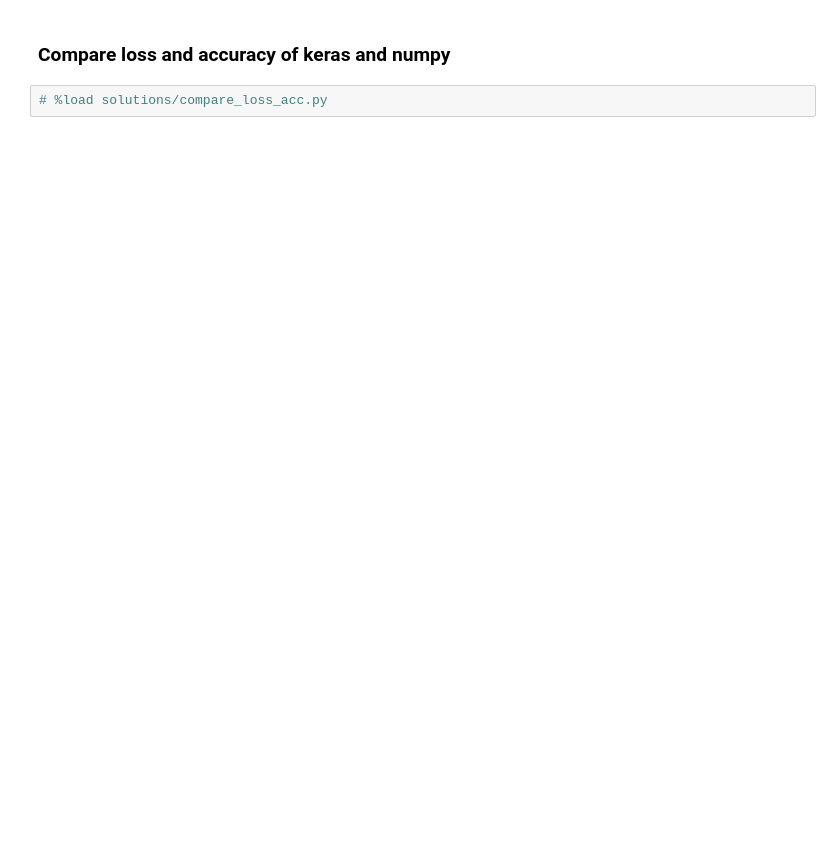
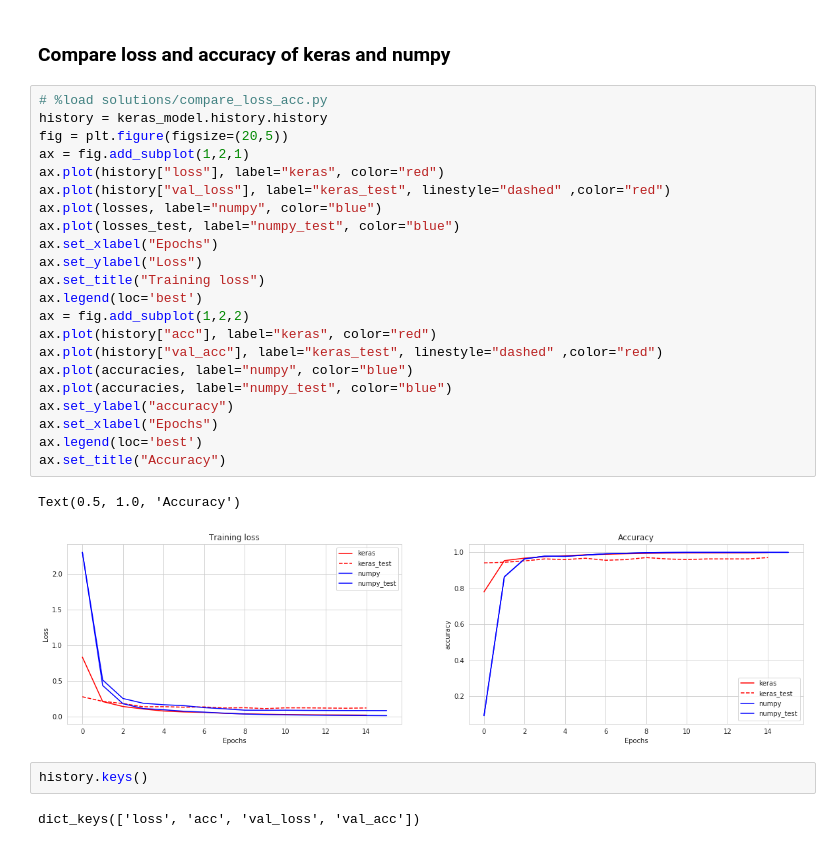
Before and after one commit to wikistat/High-Dimensional-Deep-Learning, a Jupyter notebook: BackPropagation/backpropagation.ipynb, the cells around one changed output. Cells and saved outputs as stored; diff of their text form; blank space fills up the shorter version.

```diff
--- a/BackPropagation/backpropagation.ipynb
+++ b/BackPropagation/backpropagation.ipynb
@@ -596,4 +883,31 @@ n_hidden = 10
 # %% [markdown]
 ### Compare loss and accuracy of keras and numpy
-# %%
-# %load solutions/compare_loss_acc.py
+# %%
+# %load solutions/compare_loss_acc.py
+history = keras_model.history.history
+fig = plt.figure(figsize=(20,5))
+ax = fig.add_subplot(1,2,1)
+ax.plot(history["loss"], label="keras", color="red")
+ax.plot(history["val_loss"], label="keras_test", linestyle="dashed" ,color="red")
+ax.plot(losses, label="numpy", color="blue")
+ax.plot(losses_test, label="numpy_test", color="blue")
+ax.set_xlabel("Epochs")
+ax.set_ylabel("Loss")
+ax.set_title("Training loss")
+ax.legend(loc='best')
+ax = fig.add_subplot(1,2,2)
+ax.plot(history["acc"], label="keras", color="red")
+ax.plot(history["val_acc"], label="keras_test", linestyle="dashed" ,color="red")
+ax.plot(accuracies, label="numpy", color="blue")
+ax.plot(accuracies, label="numpy_test", color="blue")
+ax.set_ylabel("accuracy")
+ax.set_xlabel("Epochs")
+ax.legend(loc='best')
+ax.set_title("Accuracy")
+# %% [output]
+Text(0.5, 1.0, 'Accuracy')
+[figure, added]
+# %%
+history.keys()
+# %% [output]
+dict_keys(['loss', 'acc', 'val_loss', 'val_acc'])
```
Also changed, not shown: parts of 38 cells of this notebook, 3 other files.
